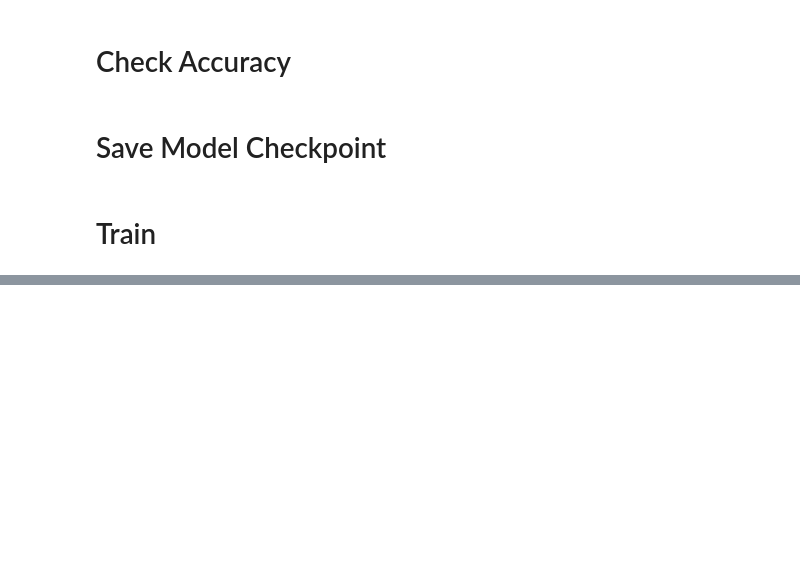
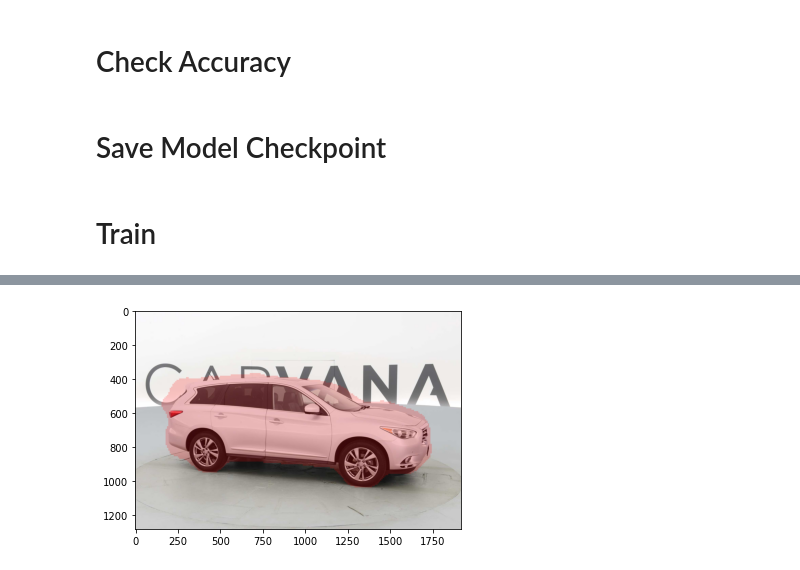
Before and after one commit to RenardiAdryan/UNET-ImageSegmentation, a Jupyter notebook: Unet.ipynb, the cells around one changed output, grey strips where cells are left out. Saved outputs shown, nothing was run; the diff lists cells and outputs as text; code cells hidden in the pictures; blank space fills up the shorter version.

```diff
--- a/Unet.ipynb
+++ b/Unet.ipynb
@@ -530,0 +581,18 @@ Dice score: 0.9796894788742065
+# %%
+class InferenceCarvanaDatasets:
+    def __init__(self, image_dir,image_name,transform=None):
+        self.image_dir = image_dir
+        self.image_name = image_name
+        self.transfrom = transform
+
+    def get_image(self):
+        img_path = os.path.join(self.image_dir,self.image_name)
+        image = np.array(Image.open(img_path).convert("RGB"))
+        if self.transfrom is not None:
+            print("Masuk trasnform")
+            augmentations = self.transfrom(image=image)
+            image = augmentations["image"]
+        return image
+
+# Load Model Checkpoint
+load_checkpoint(torch.load("my_checkpoint.pth.tar"), model)
@@ -530,0 +626,8 @@ Dice score: 0.9796894788742065
+# %%
+from PIL import Image
+img_path = os.path.join(VAL_IMG_DIR,'6d21aad248e4_14.jpg')
+im = Image.open(img_path).convert("RGB")
+image_data = np.array(im)
+
+IMG_HEIGHT = image_data.shape[0]
+IMG_WIDTH = image_data.shape[1]
@@ -530,0 +636,15 @@ Dice score: 0.9796894788742065
+# %%
+#Load Data
+image_data_transform = InferenceCarvanaDatasets(VAL_IMG_DIR,'6d21aad248e4_14.jpg',transform=val_transforms).get_image()
+
+#Predictions
+model.eval()
+data = image_data_transform.unsqueeze(0)
+data = data.to(DEVICE,non_blocking=True)
+with torch.cuda.amp.autocast():
+    predictions = model(data)
+    predictions = torch.sigmoid(predictions)
+    predictions = (predictions > 0.5).float()
+    # Detach from GPU
+    predictions = predictions.detach().cpu()
+predictions
@@ -530,0 +660,6 @@ Dice score: 0.9796894788742065
+# %%
+from skimage.transform import resize
+mask = resize(predictions[0].permute(1, 2, 0), (IMG_HEIGHT, IMG_WIDTH))
+apply_mask(image_data,mask,[255,0,0])
+# %% [output]
+[figure, added]
```
Also changed, not shown: parts of 22 cells of this notebook.
